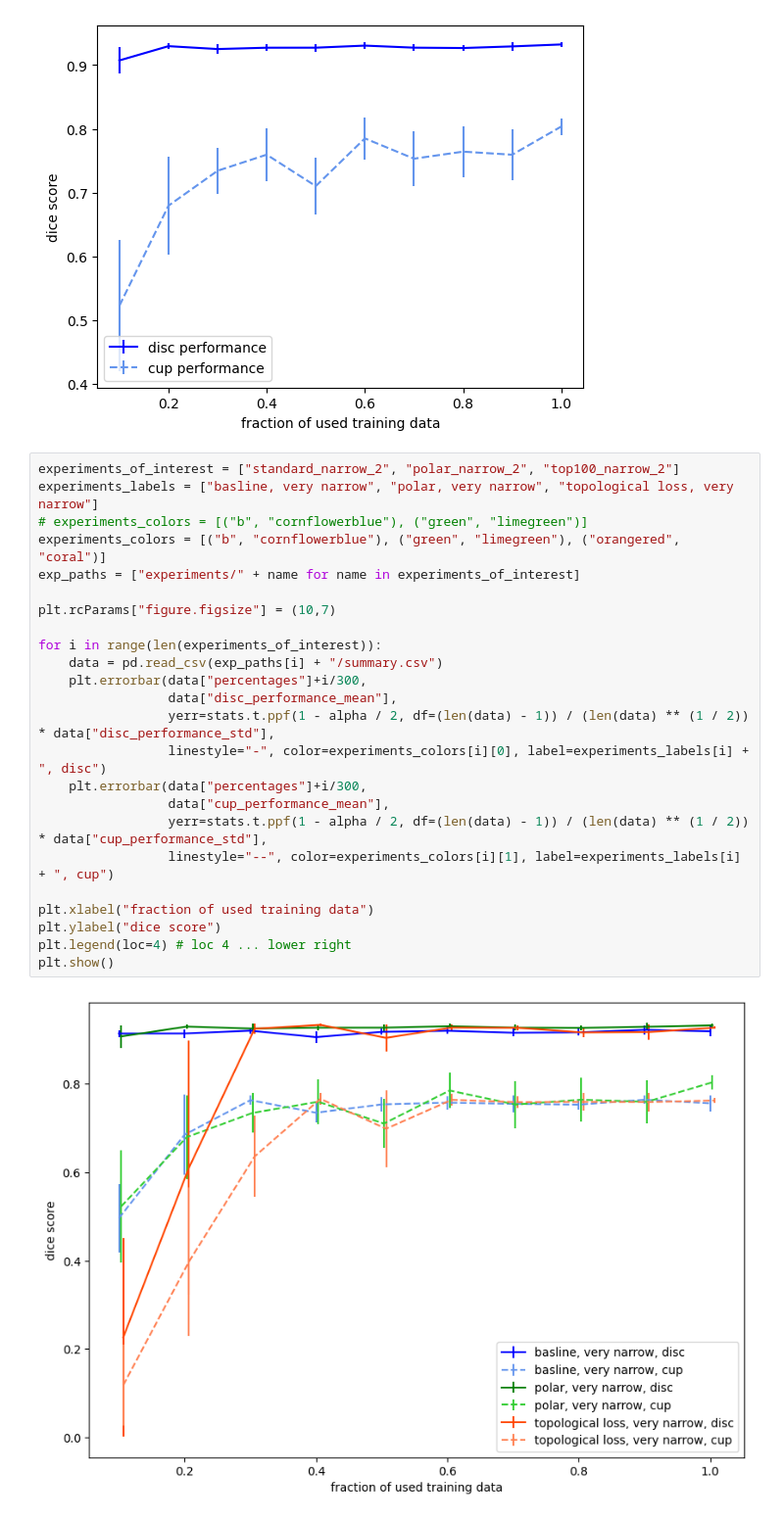
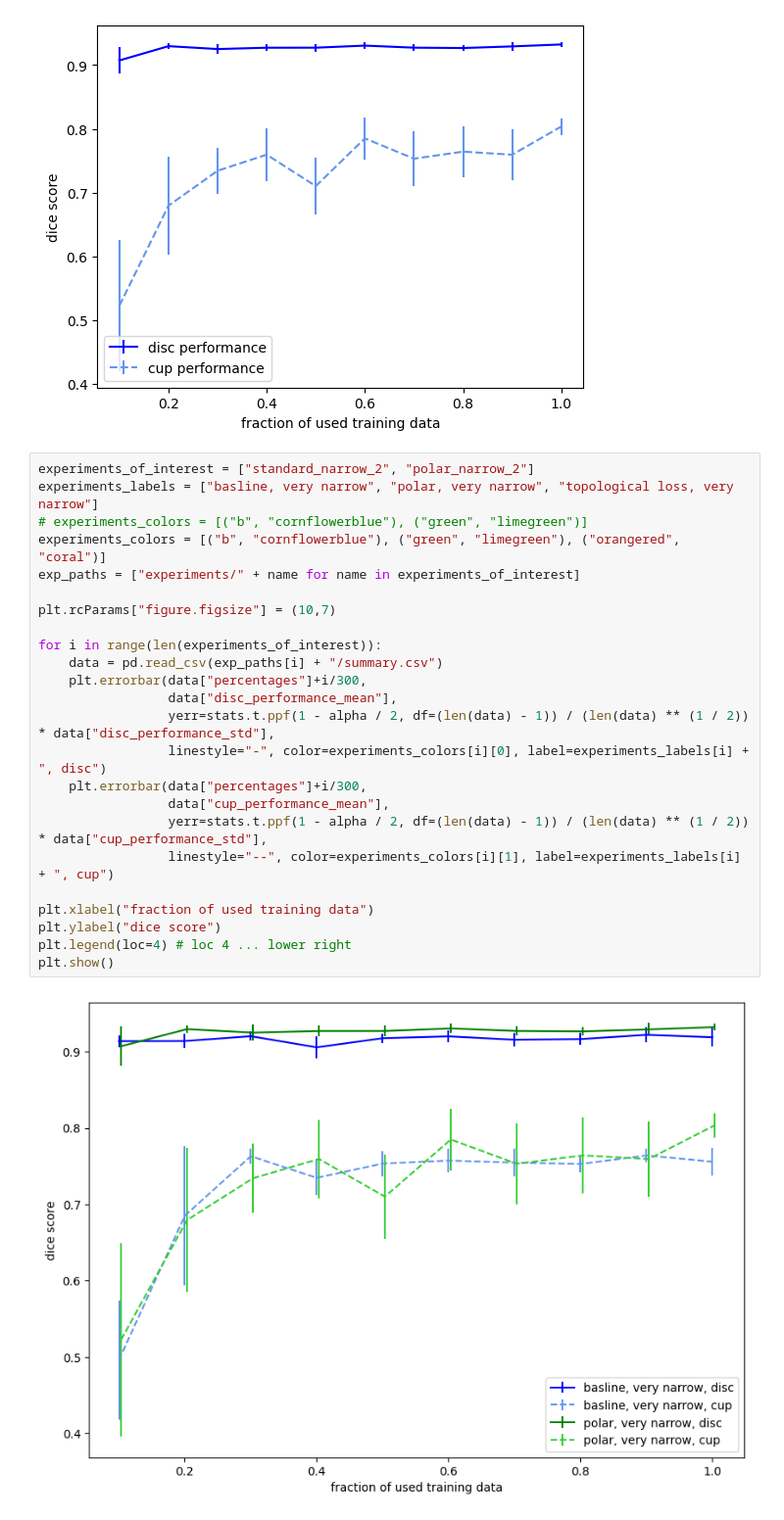
Before and after one commit to mo1333/anatomically_coherent_segmentation, a Jupyter notebook: evaluation_of_data_shortage.ipynb, the cells around one changed output. Shown at 98% size. Drawn from its saved outputs; the diff is of its cells as text.

```diff
--- a/evaluation_of_data_shortage.ipynb
+++ b/evaluation_of_data_shortage.ipynb
@@ -62,28 +62,28 @@ plt.legend()
 <matplotlib.legend.Legend at 0x...>
 [figure]
 # %%
-experiments_of_interest = ["standard_narrow_2", "polar_narrow_2", "top100_narrow_2"]
+experiments_of_interest = ["standard_narrow_2", "polar_narrow_2"]
 experiments_labels = ["basline, very narrow", "polar, very narrow", "topological loss, very narrow"]
 # experiments_colors = [("b", "cornflowerblue"), ("green", "limegreen")]
 experiments_colors = [("b", "cornflowerblue"), ("green", "limegreen"), ("orangered", "coral")]
 exp_paths = ["experiments/" + name for name in experiments_of_interest]
 
 plt.rcParams["figure.figsize"] = (10,7)
 
 for i in range(len(experiments_of_interest)):
     data = pd.read_csv(exp_paths[i] + "/summary.csv")
     plt.errorbar(data["percentages"]+i/300,
                  data["disc_performance_mean"],
                  yerr=stats.t.ppf(1 - alpha / 2, df=(len(data) - 1)) / (len(data) ** (1 / 2)) * data["disc_performance_std"],
                  linestyle="-", color=experiments_colors[i][0], label=experiments_labels[i] + ", disc")
     plt.errorbar(data["percentages"]+i/300,
                  data["cup_performance_mean"],
                  yerr=stats.t.ppf(1 - alpha / 2, df=(len(data) - 1)) / (len(data) ** (1 / 2)) * data["cup_performance_std"],
                  linestyle="--", color=experiments_colors[i][1], label=experiments_labels[i] + ", cup")
 
 plt.xlabel("fraction of used training data")
 plt.ylabel("dice score")
 plt.legend(loc=4) # loc 4 ... lower right
 plt.show()
 # %% [output]
-[figure, old version]
+[figure, new version]
```
Also changed, not shown: 1 other file.
